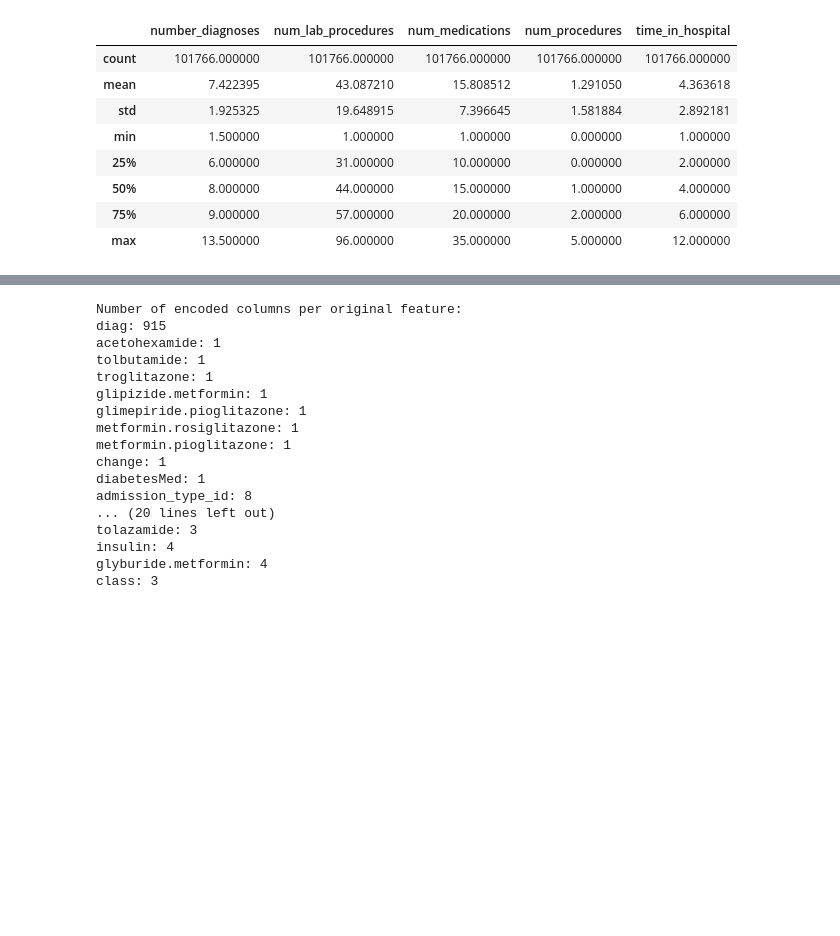
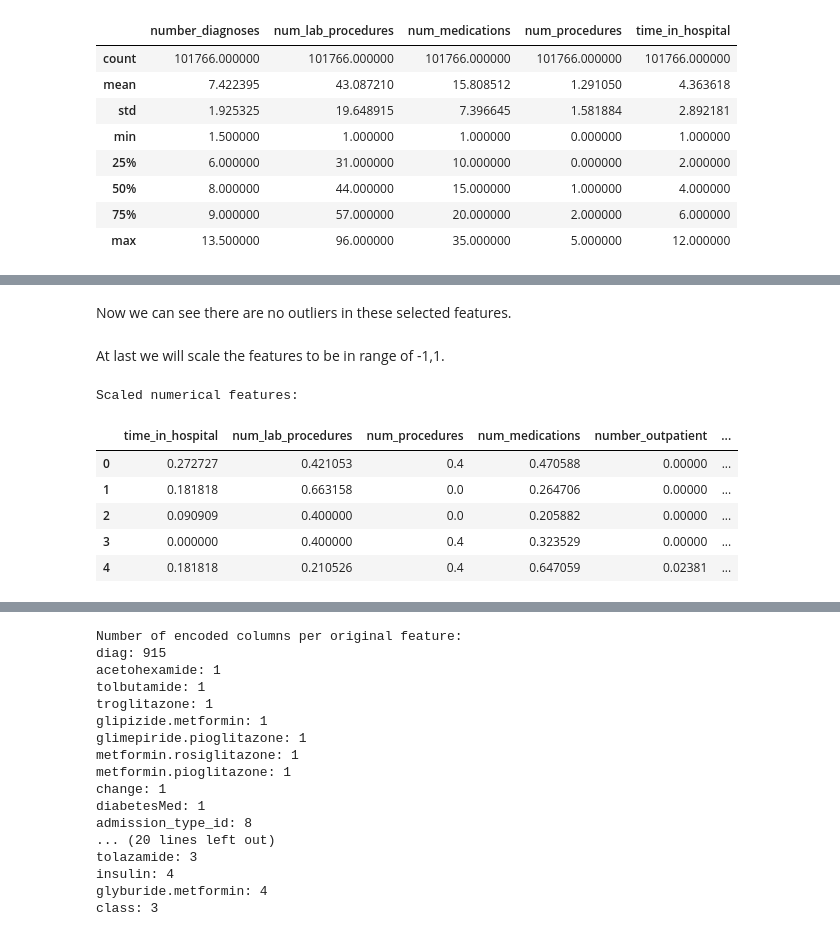
Before and after one commit to kurcinamarian/ZNEUS-2025-Diabetes, a Jupyter notebook: notebooks/DataAnalysis.ipynb, the cells around one changed output, grey strips where cells are left out. Saved outputs shown, nothing was run; the diff lists cells and outputs as text; code cells hidden in the pictures; blank space fills up the shorter version.

```diff
--- a/notebooks/DataAnalysis.ipynb
+++ b/notebooks/DataAnalysis.ipynb
@@ -372,0 +366,23 @@ Boxplots for columns after IQR-based outlier capping:
+# %% [markdown]
+Now we can see there are no outliers in these selected features.
+# %% [markdown]
+At last we will scale the features to be in range of -1,1.
+# %%
+from sklearn.preprocessing import MinMaxScaler
+
+numerical_cols = ['time_in_hospital', 'num_lab_procedures', 'num_procedures', 'num_medications', 'number_outpatient', 'number_emergency', 'number_inpatient', 'number_diagnoses']
+
+scaler = MinMaxScaler()
+
+df[numerical_cols] = scaler.fit_transform(df[numerical_cols])
+
+print("Scaled numerical features:")
+display(df[numerical_cols].head())
+# %% [output]
+Scaled numerical features:
+|  | time_in_hospital | num_lab_procedures | num_procedures | num_medications | number_outpatient | ... |
+| 0 | 0.272727 | 0.421053 | 0.4 | 0.470588 | 0.00000 | ... |
+| 1 | 0.181818 | 0.663158 | 0.0 | 0.264706 | 0.00000 | ... |
+| 2 | 0.090909 | 0.400000 | 0.0 | 0.205882 | 0.00000 | ... |
+| 3 | 0.000000 | 0.400000 | 0.4 | 0.323529 | 0.00000 | ... |
+| 4 | 0.181818 | 0.210526 | 0.4 | 0.647059 | 0.02381 | ... |
```
Also changed, not shown: parts of 38 cells of this notebook, 1 other file.
